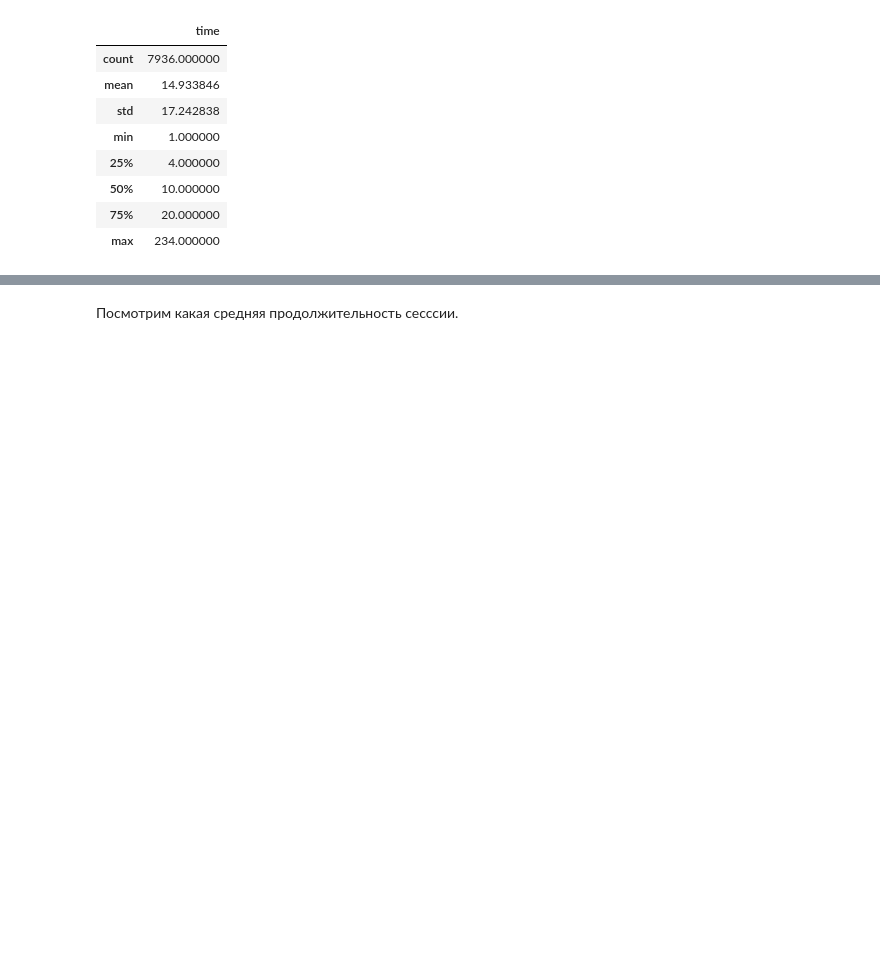
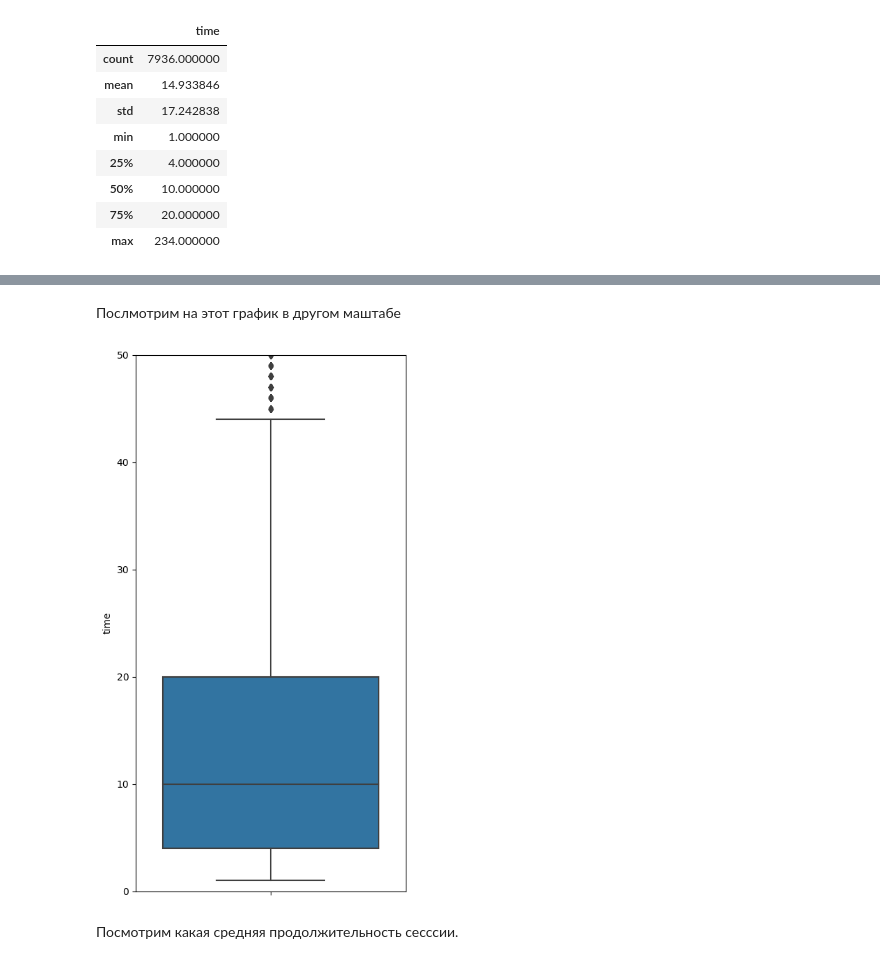
Before and after one commit to DaniilDonike/study_projects, a Jupyter notebook: Apps. Финальный проект/Project_first_try.ipynb, the cells around one changed output, grey strips where cells are left out. Saved outputs shown, nothing was run; the diff lists cells and outputs as text; code cells hidden in the pictures; blank space fills up the shorter version.

```diff
--- a/Apps. Финальный проект/Project_first_try.ipynb
+++ b/Apps. Финальный проект/Project_first_try.ipynb
@@ -355,3 +358,12 @@ sns.boxplot(y='time', data=session_time)
+# %% [markdown]
+Послмотрим на этот график в другом маштабе
+# %%
+fig, ax = plt.subplots(figsize = (5,10))
+sns.boxplot(y='time', data=session_time)
+ax.set(ylim=(0, 50))
+plt.show()
+# %% [output]
+[figure, added]
 # %% [markdown]
 Посмотрим какая средняя продолжительность сесссии.
 # %% [markdown]
```
Also changed, not shown: parts of 4 cells of this notebook.
